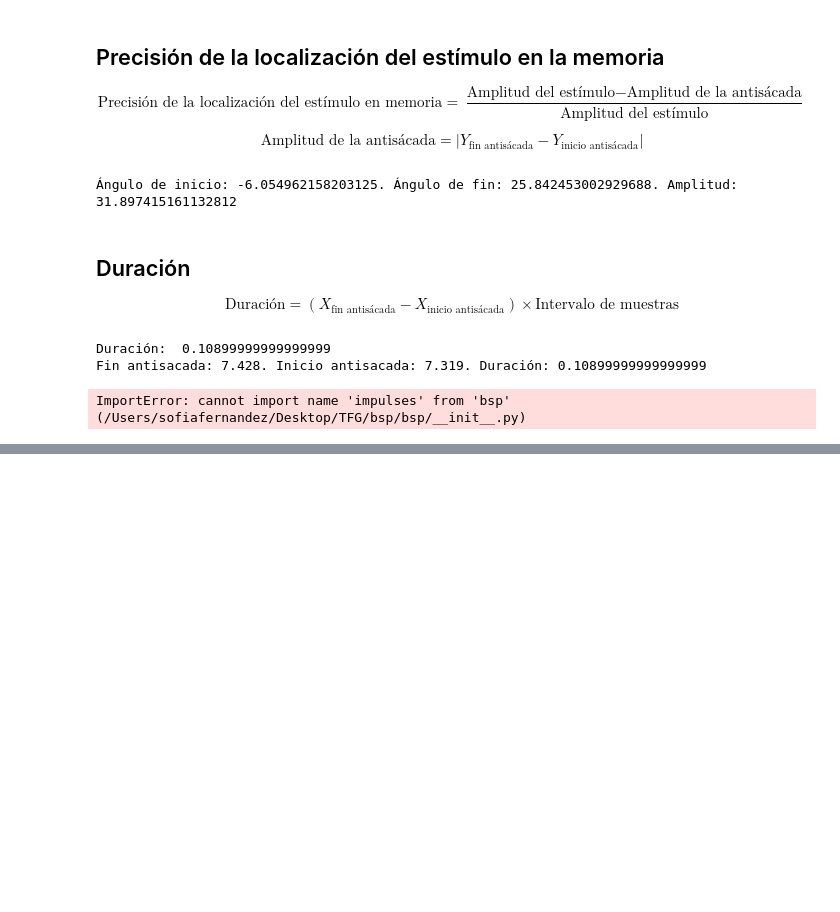
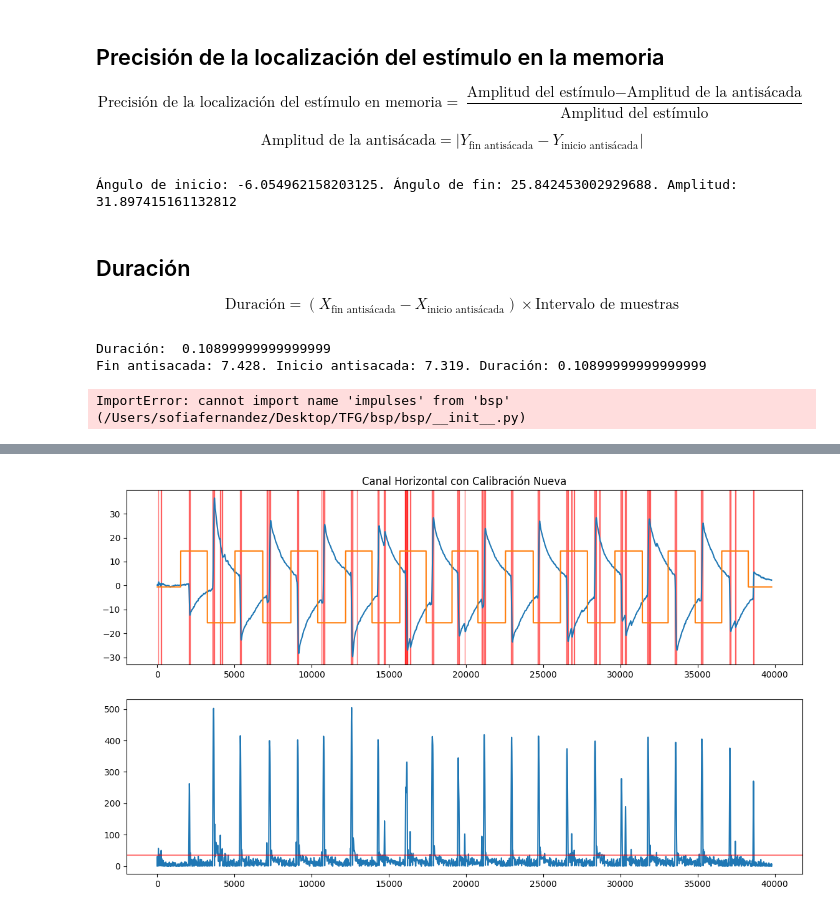
Before and after one commit to idertator/openeog, a Jupyter notebook: notebooks/sucio_notebook_antisacadas.ipynb, the cells around one changed output, grey strips where cells are left out. Cells and saved outputs as stored; diff of their text form; code cells hidden in the pictures; blank space fills up the shorter version.

```diff
--- a/notebooks/sucio_notebook_antisacadas.ipynb
+++ b/notebooks/sucio_notebook_antisacadas.ipynb
@@ -560,0 +587,4 @@ ImportError: cannot import name 'impulses' from 'bsp' (/Users/sofiafernandez/Des
+# %%
+from matplotlib import pyplot as plt
+
+plt.rcParams['figure.figsize'] = [14, 8]
@@ -560,0 +593,6 @@ ImportError: cannot import name 'impulses' from 'bsp' (/Users/sofiafernandez/Des
+# %%
+from bsp.core import load_study
+
+study = load_study("data/20240420-rbg-antisaccade.bsp")
+
+antisaccadic = study[1]
@@ -560,0 +706,79 @@ ImportError: cannot import name 'impulses' from 'bsp' (/Users/sofiafernandez/Des
+# %%
+# Vamos a operar esta vez con la señal cruda para utilizar toda la información
+# posible y controlar mejor el efecto de los algoritmos
+hori_channel = antisaccadic.hor_channel_raw
+stim_channel = antisaccadic.hor_stimuli_raw
+
+# Antes que nada vamos a quitar las primeras y las últimas muestras
+# Con esto evitamos problemas con el escalado
+SAMPLES_TO_CUT = 100
+cutted_hori_channel = hori_channel[SAMPLES_TO_CUT:-SAMPLES_TO_CUT]
+cutted_stim_channel = stim_channel[SAMPLES_TO_CUT:-SAMPLES_TO_CUT]
+time_channel = np.arange(len(cutted_hori_channel))
+
+# Escalamos a los grados de la prueba antisacádica
+scaled_hori_channel = scale_channel(cutted_hori_channel, antisaccadic.angle)
+#scaled_stim_channel = scale_channel(cutted_stim_channel, antisaccadic.angle)
+scaled_stim_channel = scale_stimuli(cutted_stim_channel, antisaccadic.angle)
+
+# Centramos las 2 señales para que esten en el mismo espacio angular
+centered_hori_channel = center_signal(scaled_hori_channel)
+centered_stim_channel = center_signal(scaled_stim_channel)
+
+# Eliminación de ruido de la señal horizontal
+denoised_hori_channel = denoise_35(scaled_hori_channel)
+
+# Centro la señal horizontal sin ruido
+centered_denoised_hori_channel = center_signal(denoised_hori_channel)
+
+# Cálculo del perfil de velocidad
+vel_channel = differentiate(centered_denoised_hori_channel)
+abs_vel_channel = abs(vel_channel)
+
+# Encontrar picos utilizando la Transformada Contínua de Wavelet (CWT)
+peaks = signal.find_peaks_cwt(abs_vel_channel, 30)
+
+VELOCITY_THRESHOLD = 35
+DURATION_THRESHOLD = 15
+
+impulses_list = [
+    (onset, offset)
+    for onset, offset in impulses(
+        channel=abs_vel_channel,
+        peaks=peaks,
+        velocity_threshold=VELOCITY_THRESHOLD,
+        duration_threshold=DURATION_THRESHOLD,
+    )
+]
+
+classified_impulses = []
+for idx, (onset, offset, direction, size, duration, amplitude) in enumerate(clasify_impulses(denoised_hori_channel, impulses_list)):
+    classified_impulses.append((onset, offset, direction, size, duration, amplitude))
+    print(f"#{idx + 1:02} -", onset, offset, direction.name, size.name, duration, amplitude)
+
+# Plotear
+PLOT_START, PLOT_END = 0, time_channel[-1]
+#PLOT_START, PLOT_END = 6000, 10000
+
+#plt.subplot(211)
+#plt.title("Canal Horizontal con Calibración Previa")
+#plt.plot(time_channel[PLOT_START:PLOT_END], antisaccadic.hor_stimuli[SAMPLES_TO_CUT:-SAMPLES_TO_CUT][PLOT_START:PLOT_END])
+#plt.plot(time_channel[PLOT_START:PLOT_END], antisaccadic.hor_channel[SAMPLES_TO_CUT:-SAMPLES_TO_CUT][PLOT_START:PLOT_END])
+
+plt.subplot(211)
+plt.title("Canal Horizontal con Calibración Nueva")
+plt.plot(time_channel[PLOT_START:PLOT_END], centered_denoised_hori_channel[PLOT_START:PLOT_END])
+plt.plot(time_channel[PLOT_START:PLOT_END], centered_stim_channel[PLOT_START:PLOT_END])
+for onset, offset in impulses_list:
+    if offset < PLOT_START:
+        continue
+
+    if onset > PLOT_END:
+        continue
+
+    plt.axvspan(onset, offset, color='red', alpha=0.5)
+
+plt.subplot(212)
+plt.plot(time_channel[PLOT_START:PLOT_END], abs_vel_channel[PLOT_START:PLOT_END])
+plt.axhline(VELOCITY_THRESHOLD, color='red', alpha=0.5)
+# %% [output]
@@ -560,0 +803 @@ ImportError: cannot import name 'impulses' from 'bsp' (/Users/sofiafernandez/Des
+[figure, added]
```
Also changed, not shown: parts of 9 cells of this notebook, 6 other files.
